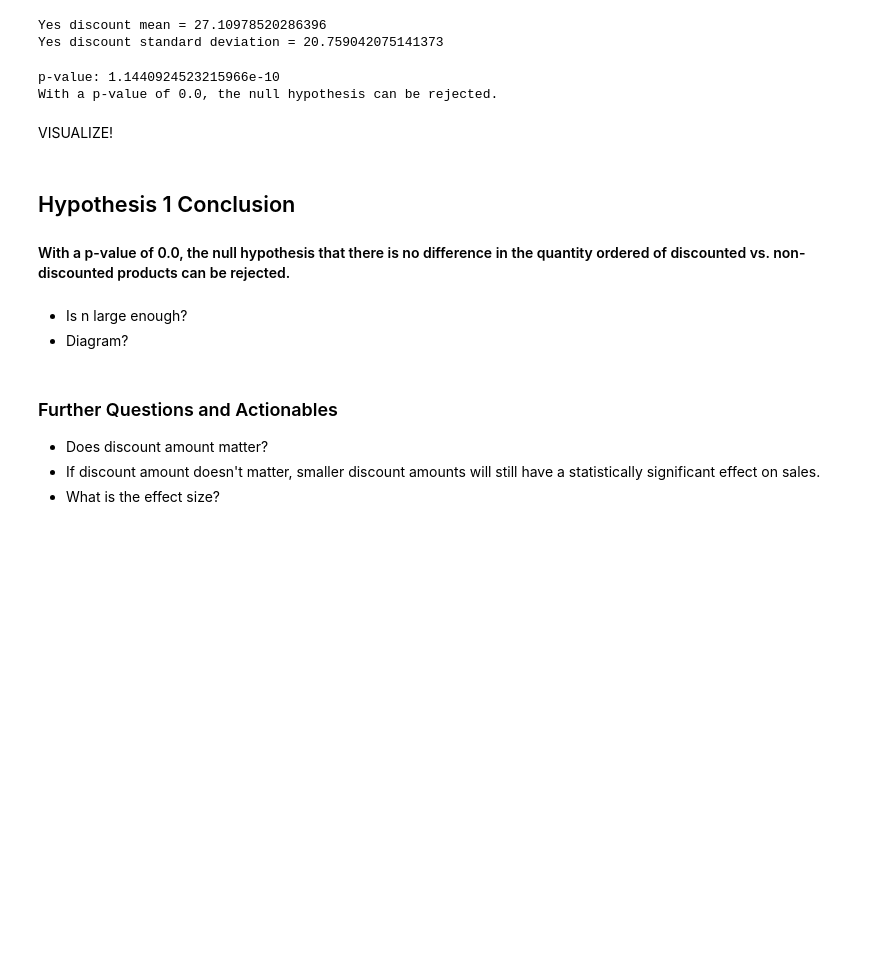
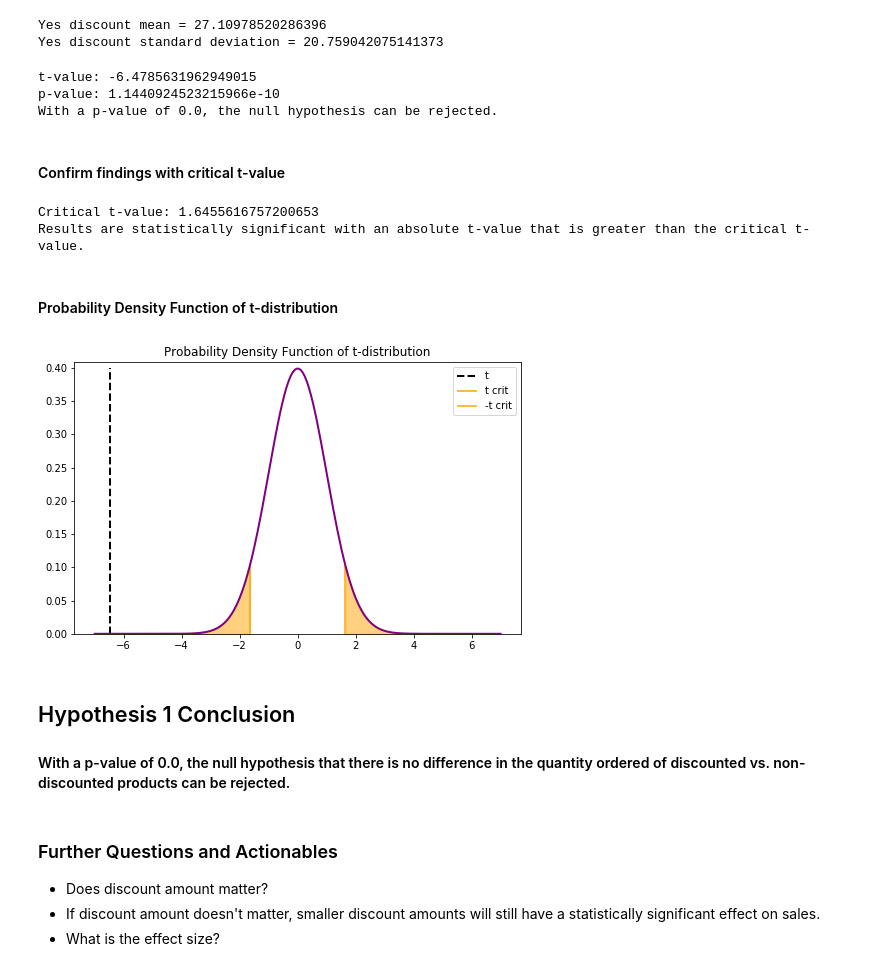
Before and after one commit to MagicMilly/dsc-2-final-project-online-ds-ft-100118, a Jupyter notebook: student.ipynb, the cells around one changed output. Saved outputs shown, nothing was run; the diff lists cells and outputs as text; code cells hidden in the pictures; blank space fills up the shorter version.

```diff
--- a/student.ipynb
+++ b/student.ipynb
@@ -309,23 +301,61 @@ Yes discount mean = 27.10978520286396
 Yes discount standard deviation = 20.759042075141373
 # %%
 t, p = stats.ttest_ind(no_discount_df['Quantity'], yes_discount_df['Quantity'])
+print(f't-value: {t}')
 print(f'p-value: {p}')
-# P is not divided by 2 in a two-tailed test
+# p is not divided by 2 in a two-tailed test
 if p < 0.05:
     print(f'With a p-value of {round(p,3)}, the null hypothesis can be rejected.')
 else:
     print(f'With a p-value of {round(p,3)}, the null hypothesis cannot be rejected.')
 # %% [output]
+t-value: -6.4785631962949015
 p-value: 1.1440924523215966e-10
 With a p-value of 0.0, the null hypothesis can be rejected.
-# %% [markdown]
-VISUALIZE!
+# %% [markdown]
+#### Confirm findings with critical t-value
+# %%
+d_freedom = len(yes_discount_df.Quantity) + len(no_discount_df.Quantity) - 2
+
+t_crit = stats.t.ppf(1-0.05, df=d_freedom)
+print(f'Critical t-value: {t_crit}')
+
+if np.abs(t) > t_crit:
+    print('Results are statistically significant with an absolute t-value that is greater than the critical t-value.')
+else:
+    print('Results are not statistically significant if the t-value is less than the critical t-value.')
+# %% [output]
+Critical t-value: 1.6455616757200653
+Results are statistically significant with an absolute t-value that is greater than the critical t-value.
+# %% [markdown]
+#### Probability Density Function of t-distribution
+# %%
+n_yes = len(yes_discount_df.Quantity)
+n_no = len(no_discount_df.Quantity)
+d_freedom = n_yes + n_no - 2
+xs = np.linspace(-7,7,200)
+
+ys = stats.t.pdf(xs,d_freedom)
+
+fig = plt.figure(figsize=(8,5))
+
+ax = fig.gca()
+ax.plot(xs, ys, linewidth=2, color='purple')
+ax.vlines(t, ymin=0, ymax=0.4, color='black', linewidth=2, linestyle='--', label='t')
+ax.vlines(t_crit, ymin=0, ymax=stats.t.pdf(t_crit,d_freedom), color='orange', label="t crit")
+ax.vlines(-t_crit, ymin=0, ymax=stats.t.pdf(-t_crit,d_freedom), color='orange', label='-t crit')
+ax.fill_between(xs, 0, ys, where=(xs>=t_crit), color='orange', alpha=0.5)
+ax.fill_between(xs, 0, ys, where=(xs<=-t_crit), color='orange', alpha=0.5)
+plt.title('Probability Density Function of t-distribution')
+plt.autoscale(tight=True, axis='y')
+plt.ylim(top=np.max(ys)+0.01)
+plt.legend()
+plt.show();
+# %% [output]
+[figure, added]
 # %% [markdown]
 ## Hypothesis 1 Conclusion
 #### With a p-value of 0.0, the null hypothesis that there is no difference in the quantity ordered of discounted vs. non-discounted products can be rejected.
-# %% [markdown]
-* Is n large enough?
-* Diagram?
 # %% [markdown]
 ### Further Questions and Actionables
 * Does discount amount matter?
```
Also changed, not shown: parts of 17 cells of this notebook.
